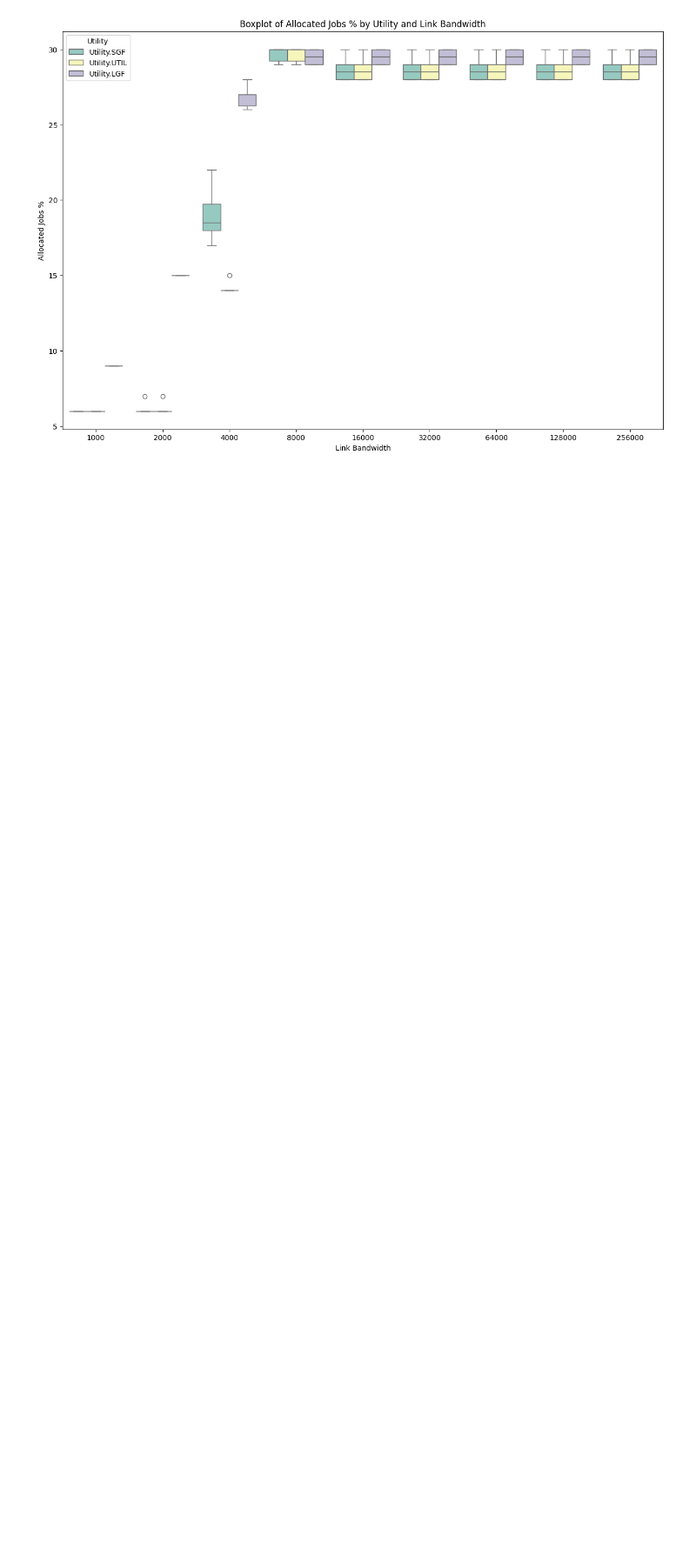
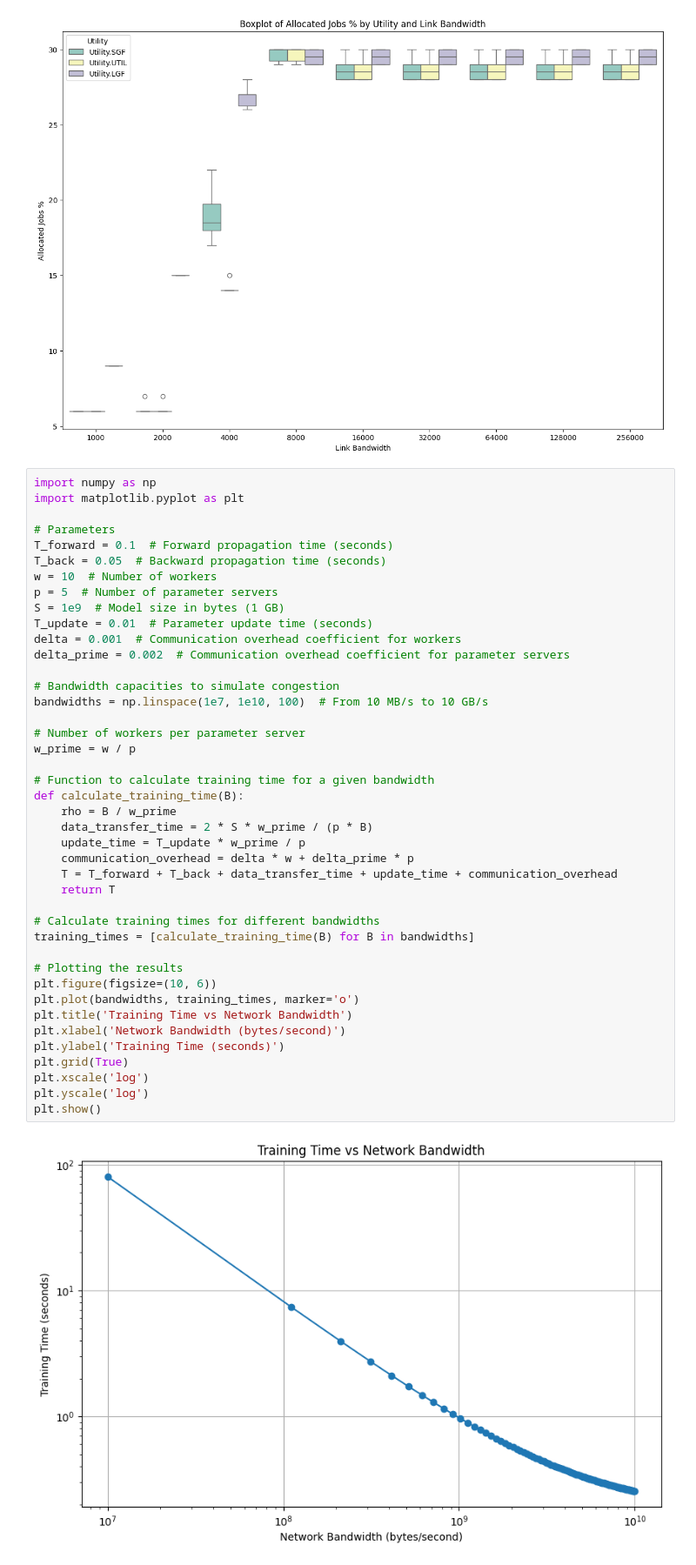
Before and after one commit to pintauroo/PlebyNet, a Jupyter notebook: plot.ipynb, the cells around one changed output. Shown at 87% size. Cells and saved outputs as stored; diff of their text form; blank space fills up the shorter version.

Commit message:
bandwidth fix

```diff
--- a/plot.ipynb
+++ b/plot.ipynb
@@ -443,3 +427,47 @@ plot_combined_boxplots(data)
 [figure]
 [figure]
 [figure]
+# %%
+import numpy as np
+import matplotlib.pyplot as plt
+
+# Parameters
+T_forward = 0.1  # Forward propagation time (seconds)
+T_back = 0.05  # Backward propagation time (seconds)
+w = 10  # Number of workers
+p = 5  # Number of parameter servers
+S = 1e9  # Model size in bytes (1 GB)
+T_update = 0.01  # Parameter update time (seconds)
+delta = 0.001  # Communication overhead coefficient for workers
+delta_prime = 0.002  # Communication overhead coefficient for parameter servers
+
+# Bandwidth capacities to simulate congestion
+bandwidths = np.linspace(1e7, 1e10, 100)  # From 10 MB/s to 10 GB/s
+
+# Number of workers per parameter server
+w_prime = w / p
+
+# Function to calculate training time for a given bandwidth
+def calculate_training_time(B):
+    rho = B / w_prime
+    data_transfer_time = 2 * S * w_prime / (p * B)
+    update_time = T_update * w_prime / p
+    communication_overhead = delta * w + delta_prime * p
+    T = T_forward + T_back + data_transfer_time + update_time + communication_overhead
+    return T
+
+# Calculate training times for different bandwidths
+training_times = [calculate_training_time(B) for B in bandwidths]
+
+# Plotting the results
+plt.figure(figsize=(10, 6))
+plt.plot(bandwidths, training_times, marker='o')
+plt.title('Training Time vs Network Bandwidth')
+plt.xlabel('Network Bandwidth (bytes/second)')
+plt.ylabel('Training Time (seconds)')
+plt.grid(True)
+plt.xscale('log')
+plt.yscale('log')
+plt.show()
+# %% [output]
+[figure, added]
```
Also changed, not shown: parts of 10 cells of this notebook, 7 other files.
